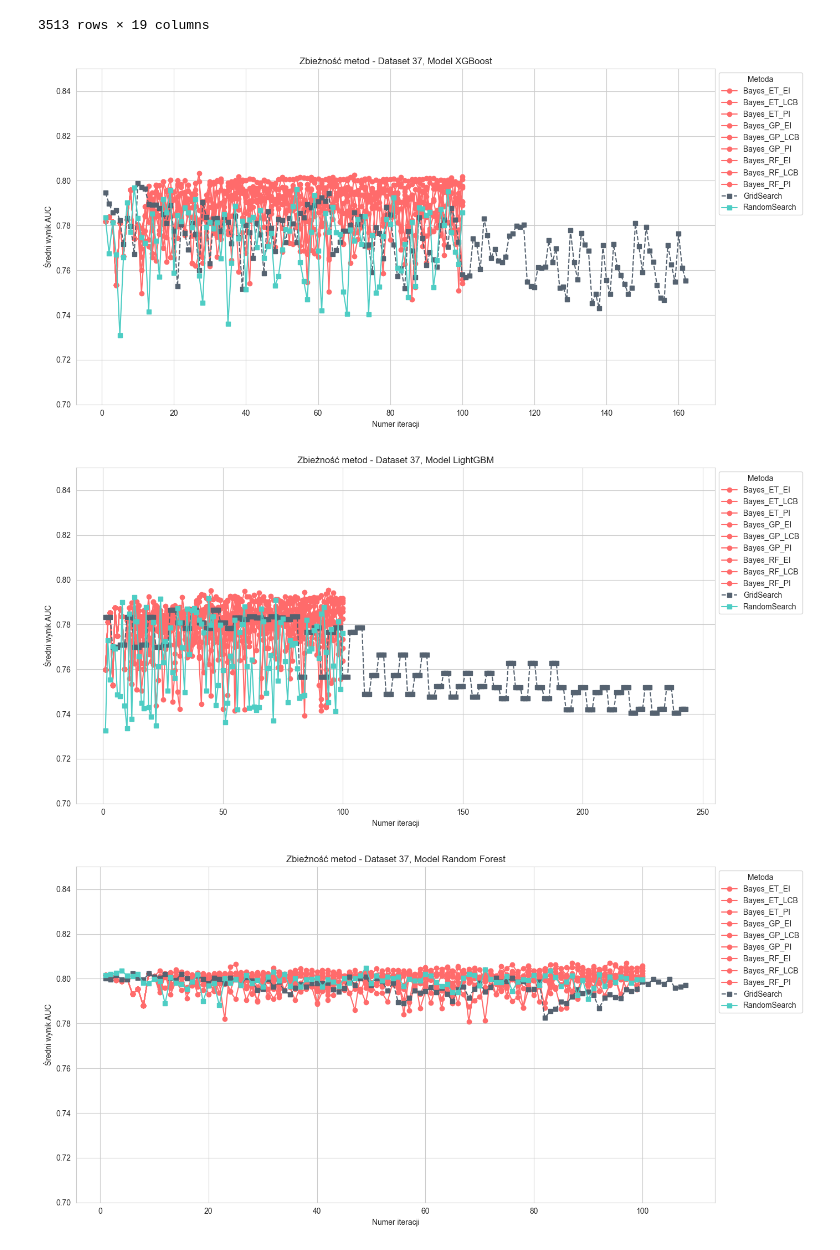
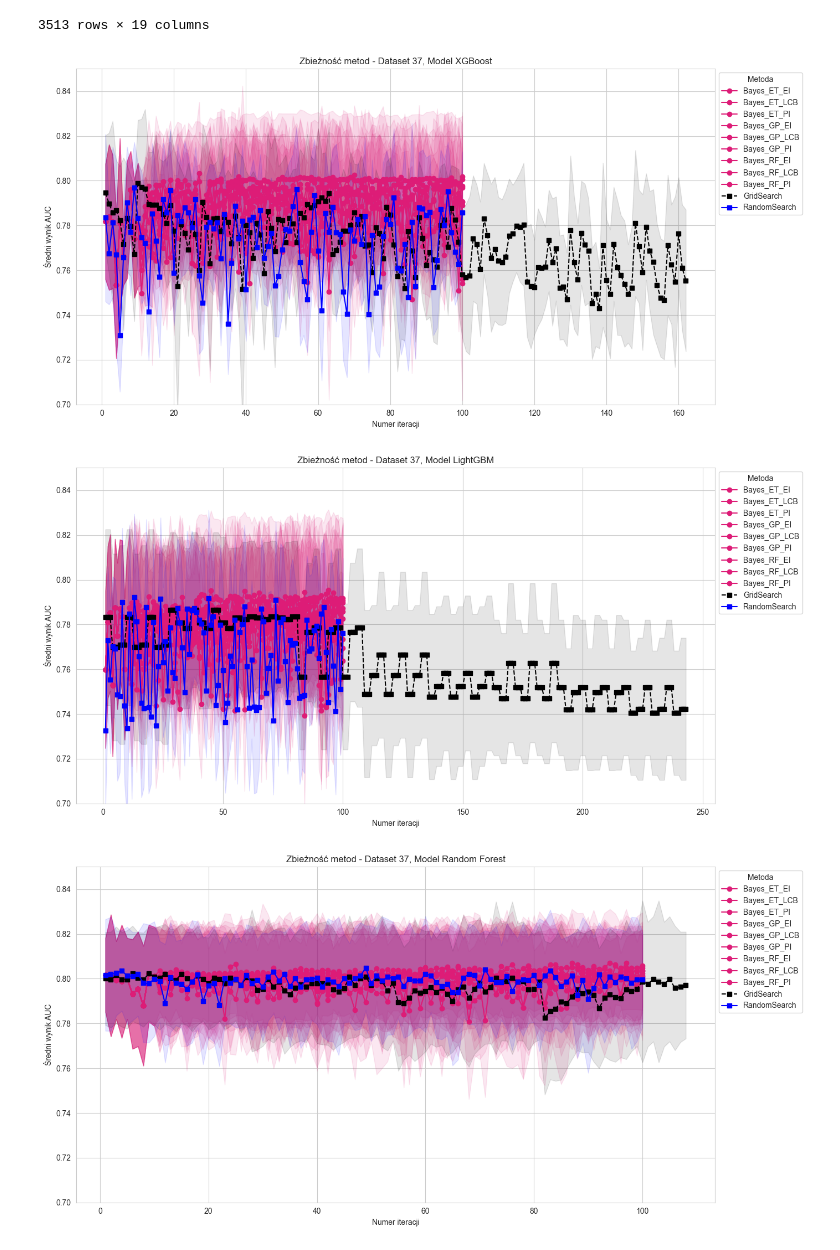
Before and after one commit to montaluta/Bayesian-Optimization-Bachelor-Thesis, a Jupyter notebook: Eksperyment.ipynb, the cells around one changed output. Drawn from its saved outputs; the diff is of its cells as text; code cells hidden in the pictures.

```diff
--- a/Eksperyment.ipynb
+++ b/Eksperyment.ipynb
@@ -360,41 +360,44 @@ for dataset_id in all_iterations_df['dataset_id'].unique():
     for model_name in dataset_data['model_name'].unique():
         model_data = dataset_data[dataset_data['model_name'] == model_name]
 
         plt.figure(figsize=(14, 7))
         sns.set_style("whitegrid")
-        palette = {'Bayes': '#FF6B6B', 'Random': '#4ECDC4', 'Grid': '#556270'}
+        palette = {'Bayes': '#dd1c77', 'Random': 'blue', 'Grid': 'black'}
 
-        plot_data = model_data.groupby(['searcher_name', 'n_iter'])['mean_test_score'].agg(['mean', 'std']).reset_index()
+        plot_data = model_data.groupby(['searcher_name', 'n_iter']).agg(
+                    mean=('mean_test_score', 'mean'),
+                    std=('std_test_score', 'mean')
+                ).reset_index()
 
         for searcher in plot_data['searcher_name'].unique():
             subset = plot_data[plot_data['searcher_name'] == searcher]
             method_type = 'Bayes' if 'Bayes' in searcher else 'Random' if 'Random' in searcher else 'Grid'
+
+            plt.fill_between(subset['n_iter'],
+                            subset['mean'] - subset['std'],
+                            subset['mean'] + subset['std'],
+                            color=palette[method_type],
+                            alpha=0.1)
 
             plt.plot(subset['n_iter'], subset['mean'],
                      color=palette[method_type],
                      label=searcher,
                      marker='o' if method_type == 'Bayes' else 's',
                      linestyle='--' if method_type == 'Grid' else '-')
-
-            plt.fill_between(subset['n_iter'],
-                            subset['mean'] - subset['std'],
-                            subset['mean'] + subset['std'],
-                            color=palette[method_type],
-                            alpha=0.1)
 
         plt.title(f'Zbieżność metod - Dataset {dataset_id}, Model {model_name}')
         plt.xlabel('Numer iteracji')
         plt.ylabel('Średni wynik AUC')
         plt.legend(title='Metoda', bbox_to_anchor=(1, 1), loc='upper left')
         plt.ylim(0.7, 0.85)
         plt.tight_layout()
 
         plt.savefig(f'convergence_dataset_{dataset_id}_model_{model_name}.png', dpi=300, bbox_inches='tight')
 
         plt.show()
 
         plt.close()
 # %% [output]
-[figure, old version]
+[figure, new version]
-[figure, old version]
+[figure, new version]
-[figure, old version]
+[figure, new version]
```
